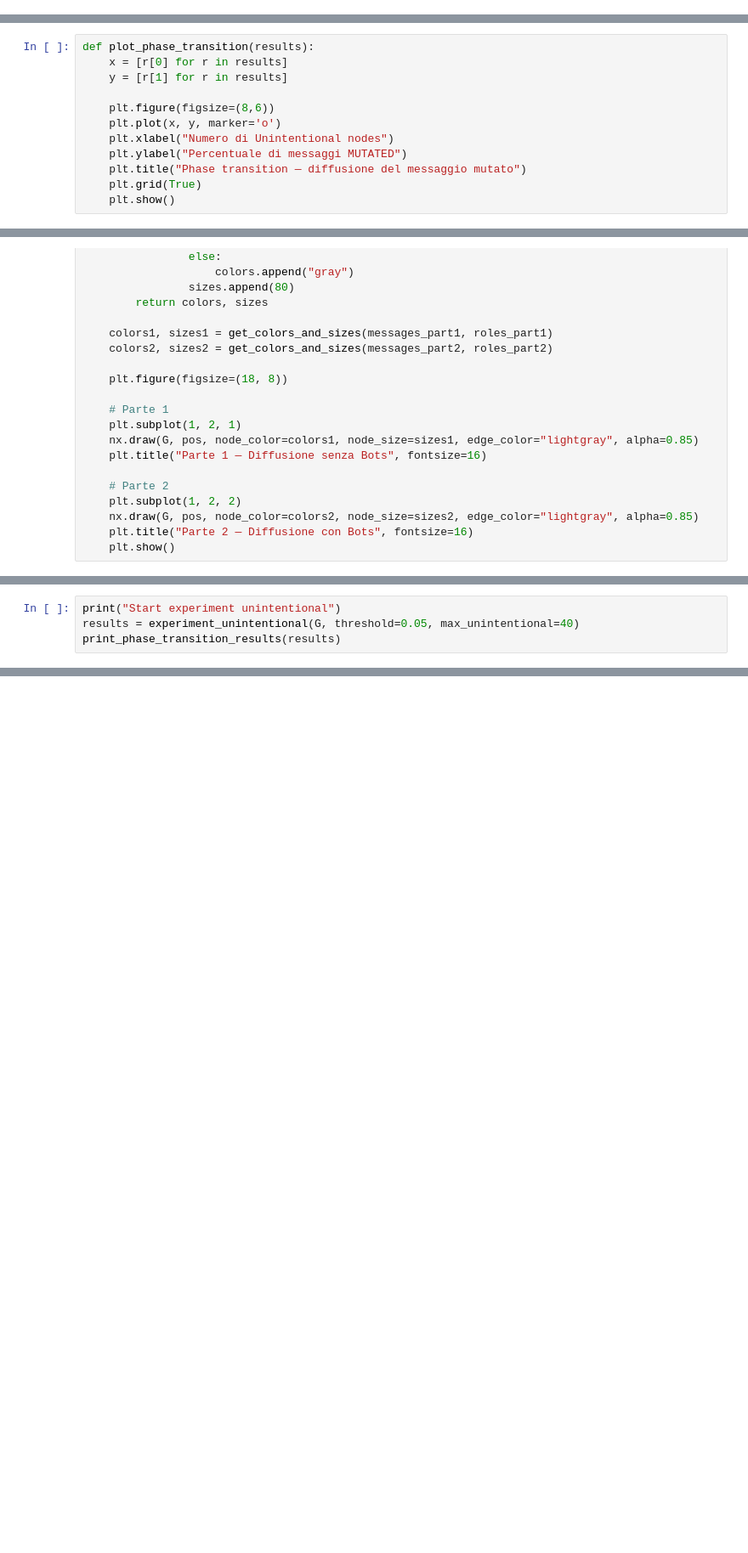
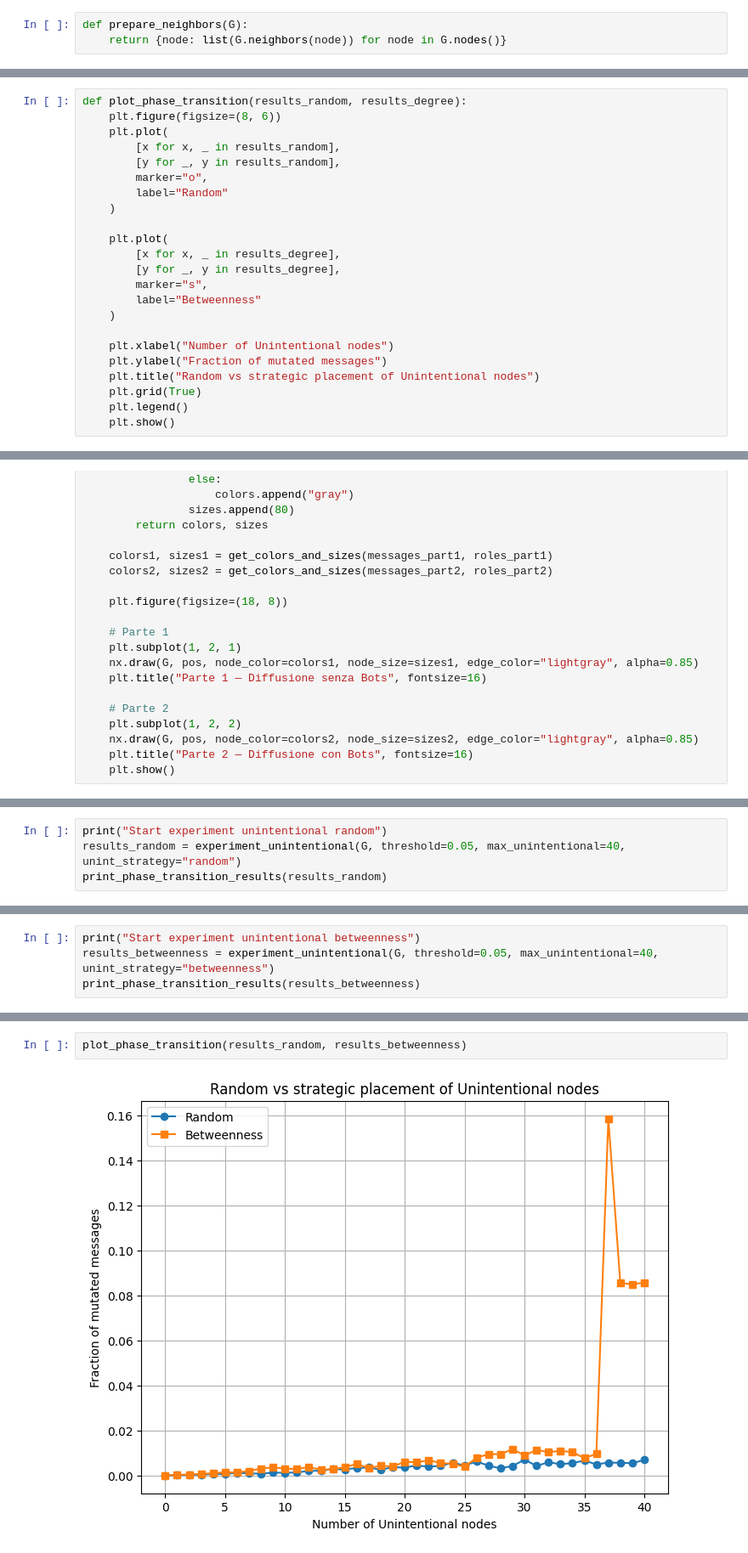
Before and after one commit to CamillaMagistrello/NETWORK_ANALYSIS, a Jupyter notebook: ASSIGNMENTS/src/assignment3.ipynb, the cells around one changed output, grey strips where cells are left out. Shown at 85% size. Saved outputs shown, nothing was run; the diff lists cells and outputs as text; blank space fills up the shorter version.

```diff
--- a/ASSIGNMENTS/src/assignment3.ipynb
+++ b/ASSIGNMENTS/src/assignment3.ipynb
@@ -69 +78,4 @@ def adopt_message(node, G, messages, threshold):
+# %%
+def prepare_neighbors(G):
+    return {node: list(G.neighbors(node)) for node in G.nodes()}
 # %%
@@ -164,16 +195,27 @@ def experiment_unintentional(G, threshold=0.05, max_unintentional=40, runs=10):
         results.append((u, avg_mutated))
     return results
 # %%
-def plot_phase_transition(results):
-    x = [r[0] for r in results]
-    y = [r[1] for r in results]
+def plot_phase_transition(results_random, results_degree):
+    plt.figure(figsize=(8, 6))
+    plt.plot(
+        [x for x, _ in results_random],
+        [y for _, y in results_random],
+        marker="o",
+        label="Random"
+    )
 
-    plt.figure(figsize=(8,6))
-    plt.plot(x, y, marker='o')
-    plt.xlabel("Numero di Unintentional nodes")
-    plt.ylabel("Percentuale di messaggi MUTATED")
-    plt.title("Phase transition — diffusione del messaggio mutato")
+    plt.plot(
+        [x for x, _ in results_degree],
+        [y for _, y in results_degree],
+        marker="s",
+        label="Betweenness"
+    )
+
+    plt.xlabel("Number of Unintentional nodes")
+    plt.ylabel("Fraction of mutated messages")
+    plt.title("Random vs strategic placement of Unintentional nodes")
     plt.grid(True)
+    plt.legend()
     plt.show()
 # %%
 def print_phase_transition_results(results):
@@ -259,5 +301,5 @@ Start simulate spread with bots
 # %%
-print("Start experiment unintentional")
-results = experiment_unintentional(G, threshold=0.05, max_unintentional=40)
-print_phase_transition_results(results)
+print("Start experiment unintentional random")
+results_random = experiment_unintentional(G, threshold=0.05, max_unintentional=40, unint_strategy="random")
+print_phase_transition_results(results_random)
 # %% [output]
@@ -284,0 +323,4 @@ plot_phase_transition(results)
+# %%
+print("Start experiment unintentional betweenness")
+results_betweenness = experiment_unintentional(G, threshold=0.05, max_unintentional=40, unint_strategy="betweenness")
+print_phase_transition_results(results_betweenness)
@@ -285,3 +345,7 @@ plot_phase_transition(results)
+# %%
+plot_phase_transition(results_random, results_betweenness)
+# %% [output]
+[figure, added]
 # %%
 plot_comparison(G, messages, roles, messages_bots, roles_bots)
 # %% [output]
```
Also changed, not shown: parts of 15 cells of this notebook, 7 other files.
